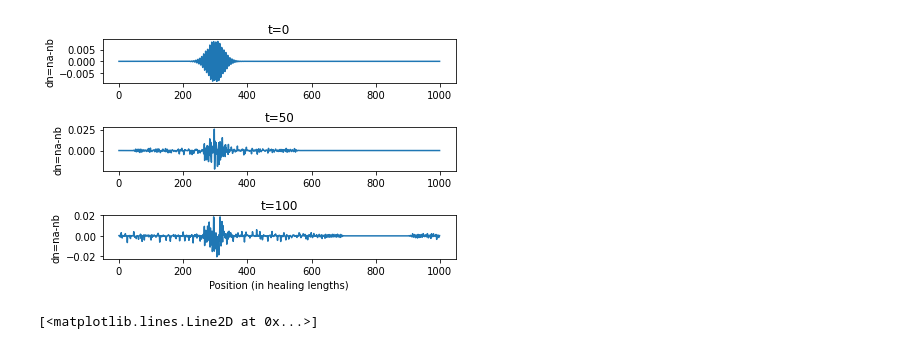
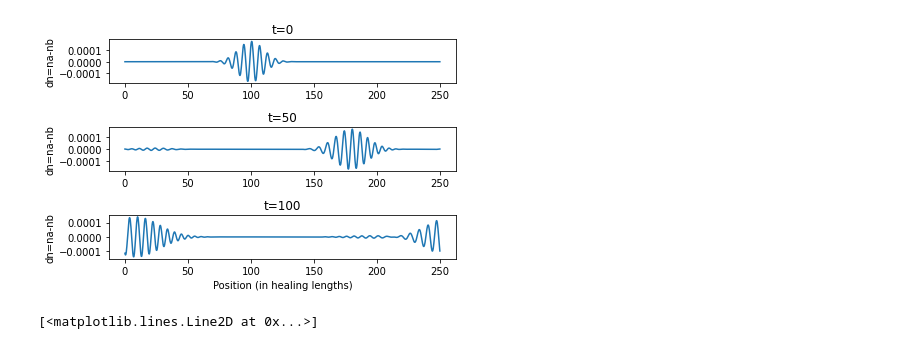
Before and after one commit to ebbeborg/GPsolver, a Jupyter notebook: results/results.ipynb, the cells around one changed output. Saved outputs shown, nothing was run; the diff lists cells and outputs as text; code cells hidden in the pictures.

```diff
--- a/results/results.ipynb
+++ b/results/results.ipynb
@@ -6,34 +6,34 @@ import csv
 # %%
 #plotting relative densities of the components in space and time
 a=[]
 b=[]
-x=np.arange(0,1000) #gridspace
+x=np.arange(0,250,0.25) #gridspace
 
 #gathering results data form results.txt and storing in variables a and b
 with open('results.txt','r') as csvfile:
     plots=csv.reader(csvfile, delimiter=',')
     for row in plots:
         a.append(row[::2]) #even row elements are condensate a
         b.append(row[1::2]) #odd row elements are condensate b
 
 a=np.array(a).astype(float)
 b=np.array(b).astype(float)
 
 Figure, (ax1, ax2, ax3)=plt.subplots(3)
 ax1.plot(x,a[0]-b[0])
 ax1.set_title('t=0')
 ax1.set_ylabel('dn=na-nb')
-ax2.plot(x,a[49]-b[49])
+ax2.plot(x,a[399]-b[399])
 ax2.set_title('t=50')
 ax2.set_ylabel('dn=na-nb')
-ax3.plot(x,a[99]-b[99])
+ax3.plot(x,a[799]-b[799])
 ax3.set_title('t=100')
 ax3.set_xlabel('Position (in healing lengths)')
 ax3.set_ylabel('dn=na-nb')
 Figure.tight_layout()
 plt.show()
 # %% [output]
-[figure, old version]
+[figure, new version]
 # %%
 #plotting dimensionless dispersion relation of spectra for density and spin modes
 k=np.arange(0,1.5,0.01)
```
Also changed, not shown: 5 other files.
